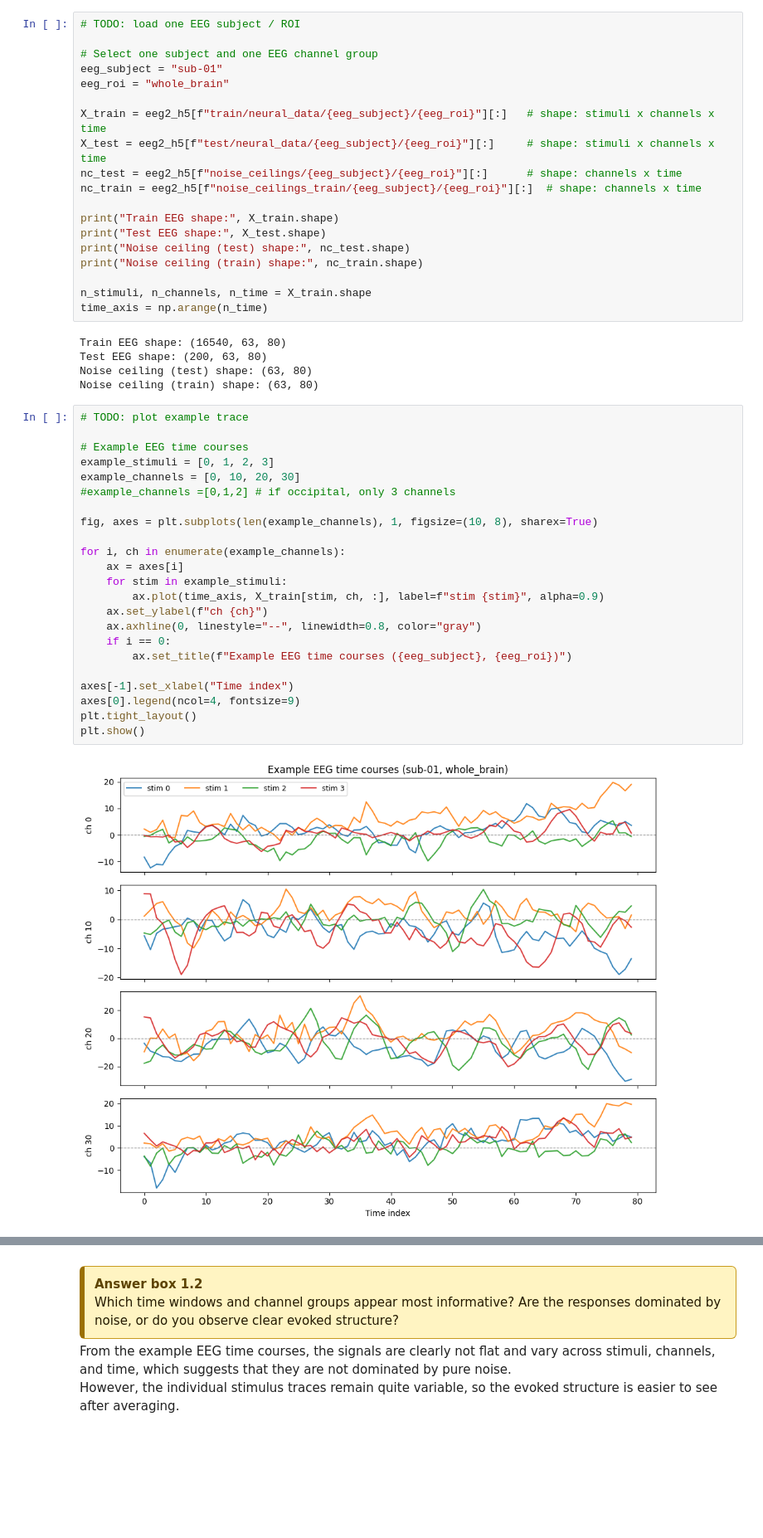
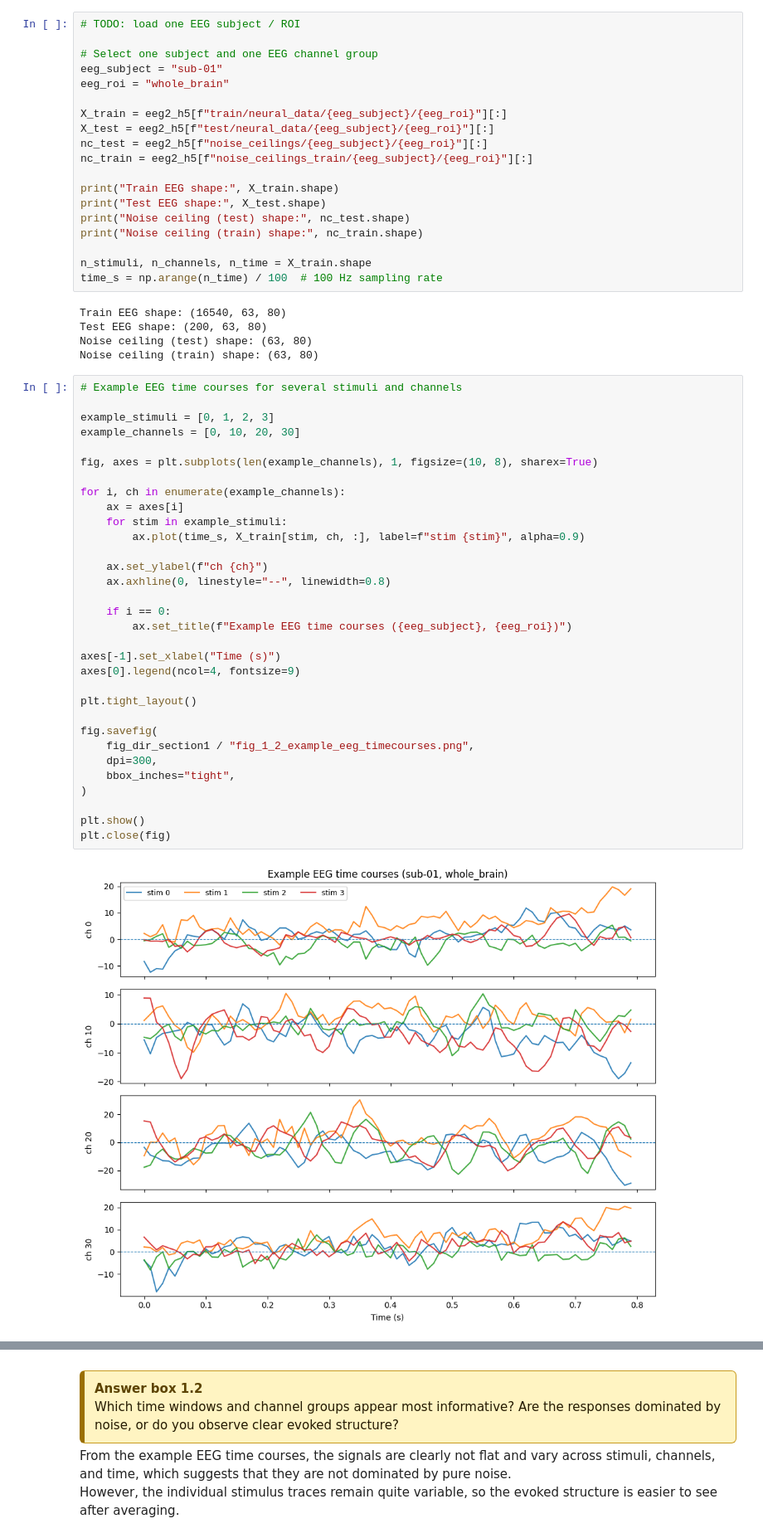
Before and after one commit to Shakikii/Brain-like_Project, a Jupyter notebook: nx414_Clara.ipynb, the cells around one changed output, grey strips where cells are left out. Shown at 83% size. Cells and saved outputs as stored; diff of their text form; blank space fills up the shorter version.

```diff
--- a/nx414_Clara.ipynb
+++ b/nx414_Clara.ipynb
@@ -981,10 +1102,10 @@ You must include all of the following:
 eeg_subject = "sub-01"
 eeg_roi = "whole_brain"
 
-X_train = eeg2_h5[f"train/neural_data/{eeg_subject}/{eeg_roi}"][:]   # shape: stimuli x channels x time
-X_test = eeg2_h5[f"test/neural_data/{eeg_subject}/{eeg_roi}"][:]     # shape: stimuli x channels x time
-nc_test = eeg2_h5[f"noise_ceilings/{eeg_subject}/{eeg_roi}"][:]      # shape: channels x time
-nc_train = eeg2_h5[f"noise_ceilings_train/{eeg_subject}/{eeg_roi}"][:]  # shape: channels x time
+X_train = eeg2_h5[f"train/neural_data/{eeg_subject}/{eeg_roi}"][:]
+X_test = eeg2_h5[f"test/neural_data/{eeg_subject}/{eeg_roi}"][:]
+nc_test = eeg2_h5[f"noise_ceilings/{eeg_subject}/{eeg_roi}"][:]
+nc_train = eeg2_h5[f"noise_ceilings_train/{eeg_subject}/{eeg_roi}"][:]
 
 print("Train EEG shape:", X_train.shape)
 print("Test EEG shape:", X_test.shape)
@@ -992,36 +1113,45 @@ print("Noise ceiling (test) shape:", nc_test.shape)
 print("Noise ceiling (train) shape:", nc_train.shape)
 
 n_stimuli, n_channels, n_time = X_train.shape
-time_axis = np.arange(n_time)
+time_s = np.arange(n_time) / 100  # 100 Hz sampling rate
 # %% [output]
 Train EEG shape: (16540, 63, 80)
 Test EEG shape: (200, 63, 80)
 Noise ceiling (test) shape: (63, 80)
 Noise ceiling (train) shape: (63, 80)
 # %%
-# TODO: plot example trace
+# Example EEG time courses for several stimuli and channels
 
-# Example EEG time courses
 example_stimuli = [0, 1, 2, 3]
 example_channels = [0, 10, 20, 30]
-#example_channels =[0,1,2] # if occipital, only 3 channels
 
 fig, axes = plt.subplots(len(example_channels), 1, figsize=(10, 8), sharex=True)
 
 for i, ch in enumerate(example_channels):
     ax = axes[i]
     for stim in example_stimuli:
-        ax.plot(time_axis, X_train[stim, ch, :], label=f"stim {stim}", alpha=0.9)
+        ax.plot(time_s, X_train[stim, ch, :], label=f"stim {stim}", alpha=0.9)
+
     ax.set_ylabel(f"ch {ch}")
-    ax.axhline(0, linestyle="--", linewidth=0.8, color="gray")
+    ax.axhline(0, linestyle="--", linewidth=0.8)
+
     if i == 0:
         ax.set_title(f"Example EEG time courses ({eeg_subject}, {eeg_roi})")
 
-axes[-1].set_xlabel("Time index")
+axes[-1].set_xlabel("Time (s)")
 axes[0].legend(ncol=4, fontsize=9)
+
 plt.tight_layout()
+
+fig.savefig(
+    fig_dir_section1 / "fig_1_2_example_eeg_timecourses.png",
+    dpi=300,
+    bbox_inches="tight",
+)
+
 plt.show()
+plt.close(fig)
 # %% [output]
-[figure, old version]
+[figure, new version]
 # %%
 # TODO: plot channel x time heatmap
```
Also changed, not shown: parts of 10 cells of this notebook, 21 other files.
